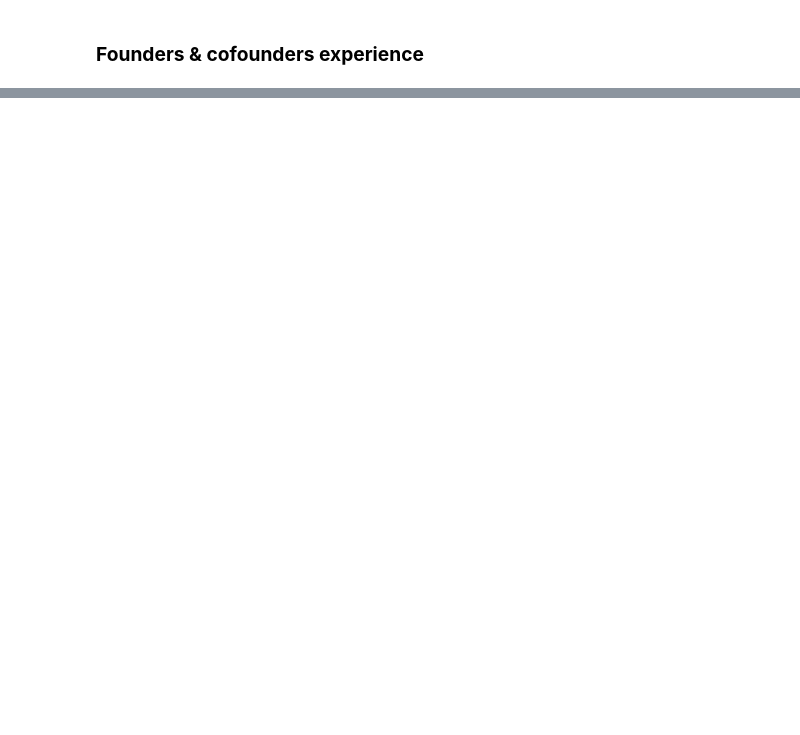
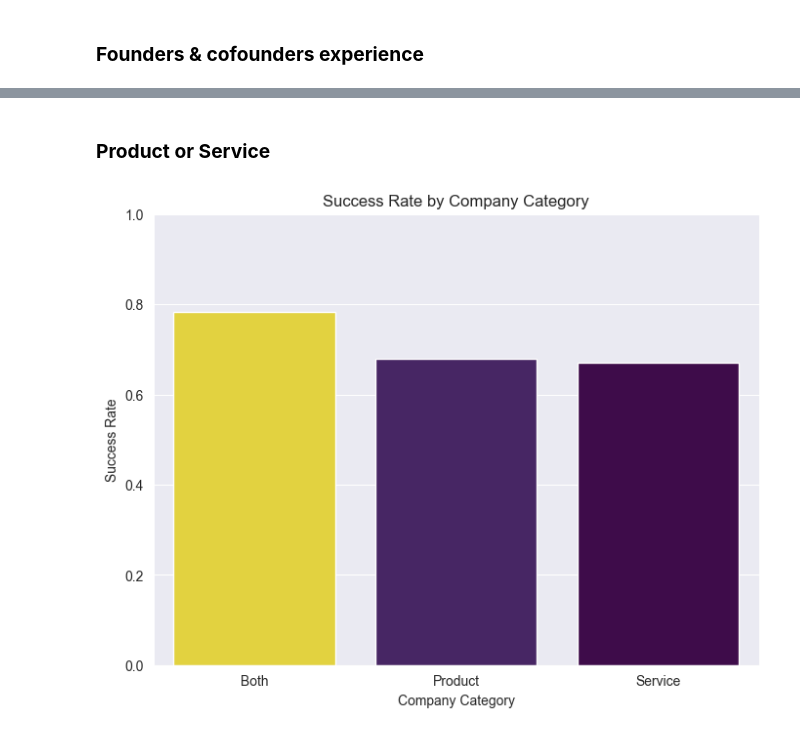
Before and after one commit to RobertArustamyan/StartupAnalyze, a Jupyter notebook: analysis.ipynb, the cells around one changed output, grey strips where cells are left out. Drawn from its saved outputs; the diff is of its cells as text; code cells hidden in the pictures; blank space fills up the shorter version.

```diff
--- a/analysis.ipynb
+++ b/analysis.ipynb
@@ -73,0 +75,7 @@ Success Rate for Founder Experience 3: 90.00%
+# %% [markdown]
+### **Product or Service**
+# %%
+ProdServ = ProductService(df)
+ProdServ.plot_success_by_category()
+# %% [output]
+[figure, added]
```
Also changed, not shown: parts of 4 cells of this notebook, 1 other file.
